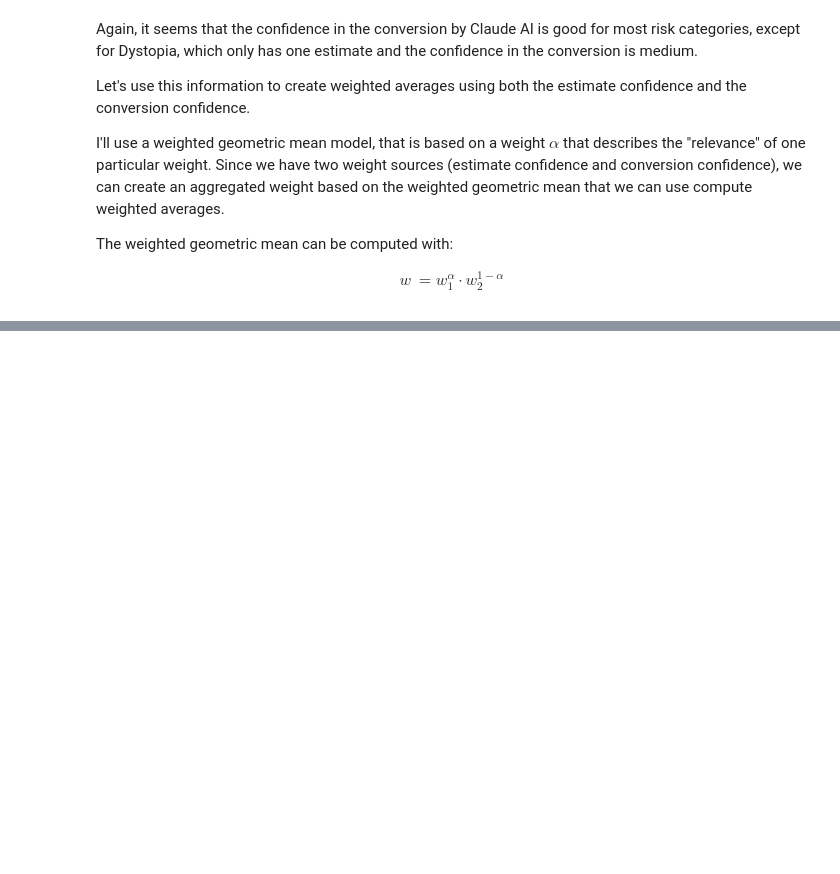
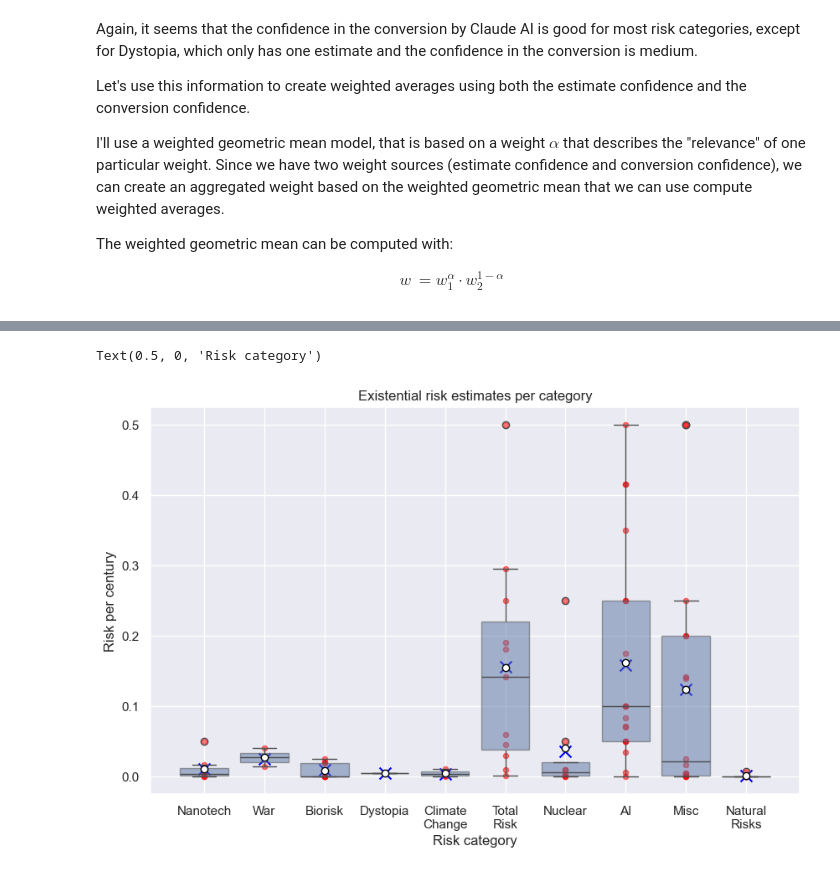
Before and after one commit to aarangop/the-extinction-game, a Jupyter notebook: x-risk-eda.ipynb, the cells around one changed output, grey strips where cells are left out. Drawn from its saved outputs; the diff is of its cells as text; code cells hidden in the pictures; blank space fills up the shorter version.

```diff
--- a/x-risk-eda.ipynb
+++ b/x-risk-eda.ipynb
@@ -168,0 +295,22 @@ Text(0.5, 0, 'Risk category')
+# %%
+df_by_category = df.groupby('risk_category').apply(lambda x: np.average(x['per_century_risk'], weights=x['weighted_confidence_mean']))
+
+# Visualize the calculated mean with the actual values.
+# %%
+# Plot the risk categories in a box plot.
+ax = sns.boxplot(x='category_alias', y='per_century_risk', data=df, showmeans=True, meanprops={"marker":"o", "markerfacecolor":"white", "markeredgecolor":"black"}, boxprops=dict(alpha=0.5))
+
+# Plot the actual values on top.
+df.plot(kind='scatter', x='category_alias', y='per_century_risk', color='red', alpha=0.5, figsize=(10, 6), ax=ax)
+
+# Plot the weighted mean on.
+categories = [categories_aliases[cat] for cat in df_by_category.index]
+ax.scatter(x=categories, y=df_by_category, color='blue', marker='x', s=100)
+
+# Set the title and labels
+ax.set_title('Existential risk estimates per category')
+ax.set_ylabel('Risk per century')
+ax.set_xlabel('Risk category')
+# %% [output]
+Text(0.5, 0, 'Risk category')
+[figure, added]
```
Also changed, not shown: parts of 29 cells of this notebook, 10 other files.
